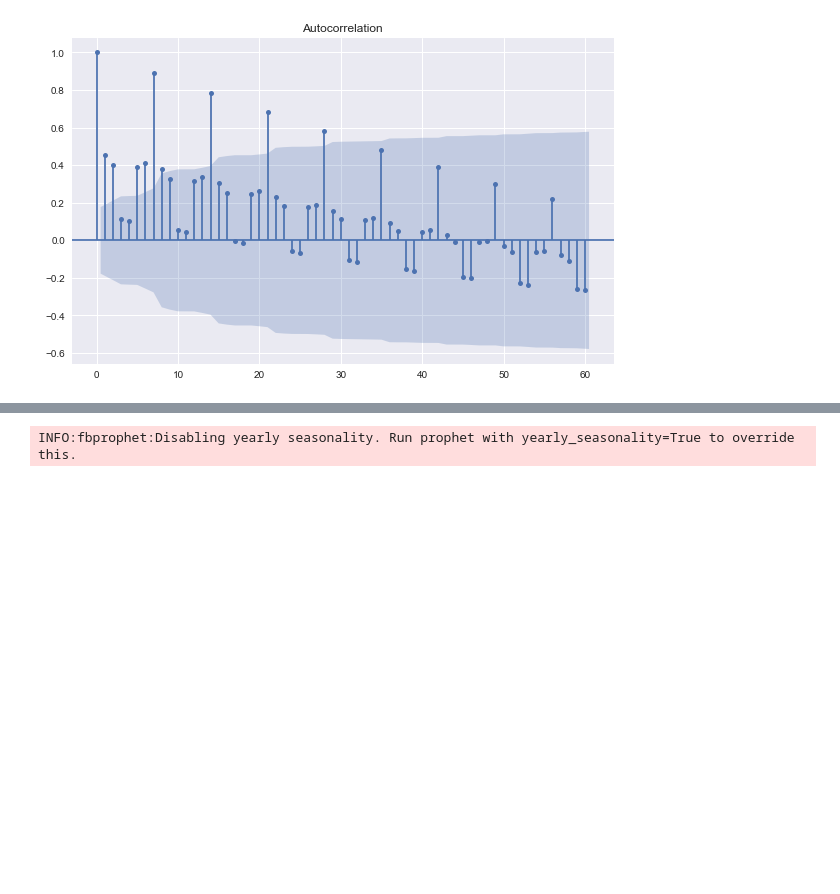
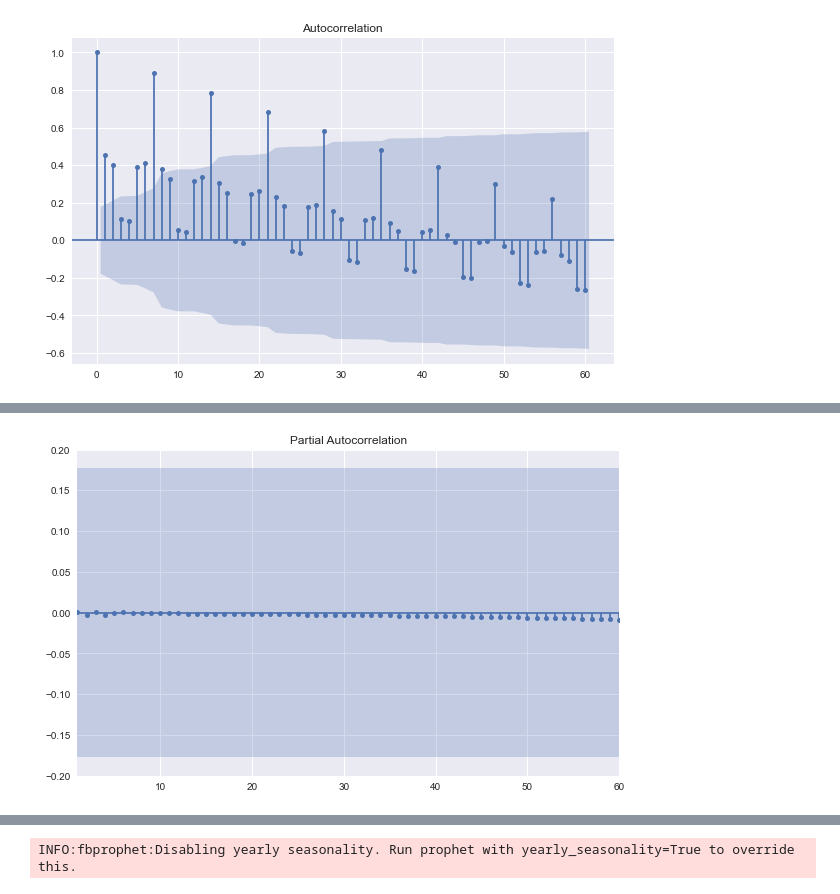
Before and after one commit to edxu96/elec_consumption, a Jupyter notebook: 01_forecast.ipynb, the cells around one changed output, grey strips where cells are left out. Cells and saved outputs as stored; diff of their text form; code cells hidden in the pictures; blank space fills up the shorter version.

```diff
--- a/01_forecast.ipynb
+++ b/01_forecast.ipynb
@@ -105,0 +125,8 @@ plot_pacf(data['resDaily'], lags=60);
+# %%
+#hide_input
+_, ax = plt.subplots(1, 1)
+plot_pacf(fit.resid, lags=60, ax=ax);
+ax.set_xlim([1, 60]);
+ax.set_ylim([-0.2, 0.2]);
+# %% [output]
+[figure, added]
```
Also changed, not shown: parts of 18 cells of this notebook, 3 other files.
